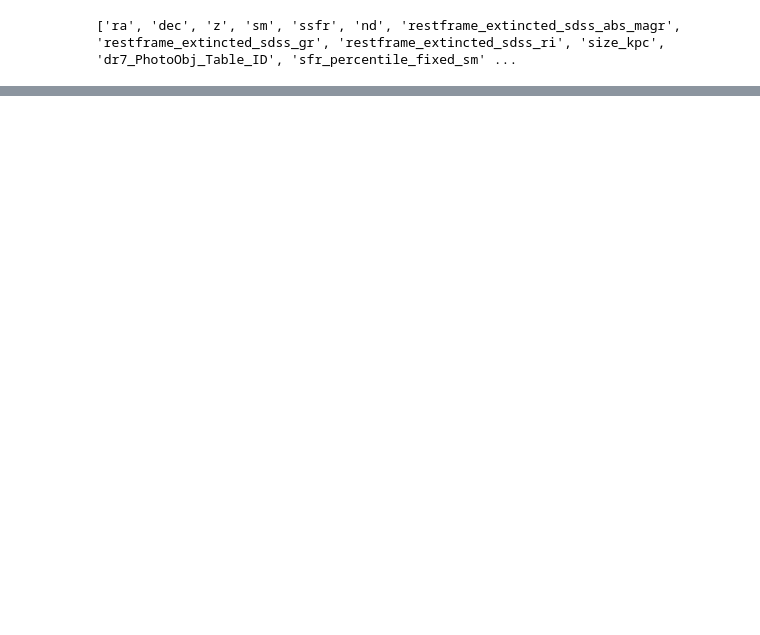
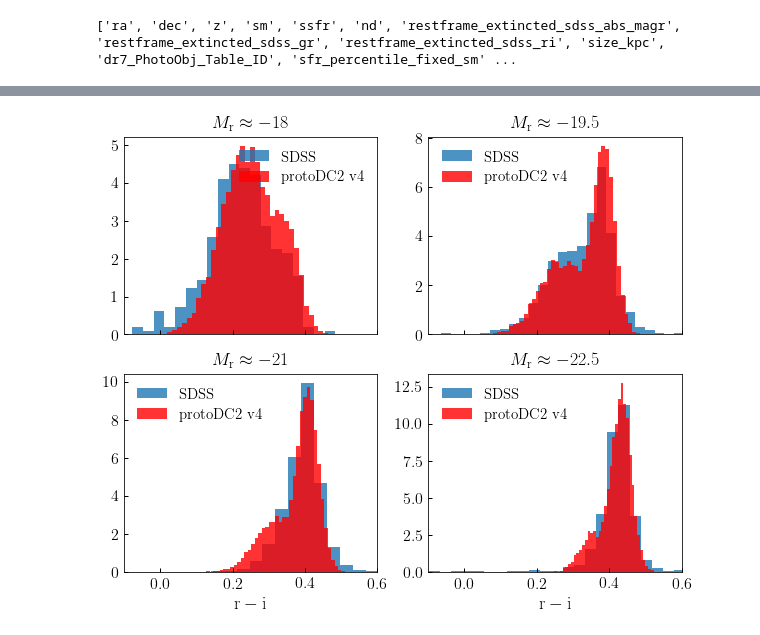
Before and after one commit to LSSTDESC/cosmodc2, a Jupyter notebook: notebooks/gr_ri_dev.ipynb, the cells around one changed output, grey strips where cells are left out. Drawn from its saved outputs; the diff is of its cells as text; code cells hidden in the pictures; blank space fills up the shorter version.

```diff
--- a/notebooks/gr_ri_dev.ipynb
+++ b/notebooks/gr_ri_dev.ipynb
@@ -39,0 +119,83 @@ xlim = ax.set_xlim(magr_max, magr_min)
+# %%
+npts = int(1e6)
+
+from cosmodc2.sdss_colors.sdss_completeness_model import retrieve_sdss_sample_mask
+__=reload(analytical_colors)
+
+
+magr_max = -18.
+magr_min = magr_max - 0.3
+mask = retrieve_sdss_sample_mask(
+    sdss['z'], sdss['restframe_extincted_sdss_abs_magr'], magr_min, magr_max)
+sdss_sample_ri18 = sdss['restframe_extincted_sdss_ri'][mask]
+mock_mask = (mock['Mr'] < magr_max) & (mock['Mr'] > magr_min)
+mock_sample_ri18 = mock['ri'][mock_mask]
+
+ri18 = analytical_colors.r_minus_i(np.zeros(npts) + magr_max)
+
+magr_max = -19.5
+magr_min = magr_max - 0.3
+mask = retrieve_sdss_sample_mask(
+    sdss['z'], sdss['restframe_extincted_sdss_abs_magr'], magr_min, magr_max)
+sdss_sample_ri19p5 = sdss['restframe_extincted_sdss_ri'][mask]
+mock_mask = (mock['Mr'] < magr_max) & (mock['Mr'] > magr_min)
+mock_sample_ri19p5 = mock['ri'][mock_mask]
+
+magr_max = -21.
+magr_min = magr_max - 0.3
+mask = retrieve_sdss_sample_mask(
+    sdss['z'], sdss['restframe_extincted_sdss_abs_magr'], magr_min, magr_max)
+sdss_sample_ri21 = sdss['restframe_extincted_sdss_ri'][mask]
+ri21 = analytical_colors.r_minus_i(np.zeros(npts) + magr_max)
+mock_mask = (mock['Mr'] < magr_max) & (mock['Mr'] > magr_min)
+mock_sample_ri21 = mock['ri'][mock_mask]
+
+magr_max = -22.5
+magr_min = magr_max - 0.3
+mask = retrieve_sdss_sample_mask(
+    sdss['z'], sdss['restframe_extincted_sdss_abs_magr'], magr_min, magr_max)
+sdss_sample_ri22p5 = sdss['restframe_extincted_sdss_ri'][mask]
+mock_mask = (mock['Mr'] < magr_max) & (mock['Mr'] > magr_min)
+mock_sample_ri22p5 = mock['ri'][mock_mask]
+
+
+fig, _axes = plt.subplots(2, 2, figsize=(10, 8))
+
+((ax1, ax2), (ax3, ax4)) = _axes
+axes = ax1, ax2, ax3, ax4
+
+nbins = 40
+
+__=ax1.hist(sdss_sample_ri18, bins=nbins, alpha=0.8, normed=True, label=r'${\rm SDSS}$')
+__=ax1.hist(mock_sample_ri18, bins=nbins, alpha=0.8, normed=True,
+            color='red', label=r'${\rm protoDC2\ v4}$')
+
+__=ax2.hist(sdss_sample_ri19p5, bins=nbins, alpha=0.8, normed=True, label=r'${\rm SDSS}$')
+__=ax2.hist(mock_sample_ri19p5, bins=nbins, alpha=0.8, normed=True,
+            color='red', label=r'${\rm protoDC2\ v4}$')
+
+__=ax3.hist(sdss_sample_ri21, bins=nbins, alpha=0.8, normed=True, label=r'${\rm SDSS}$')
+__=ax3.hist(mock_sample_ri21, bins=nbins, alpha=0.8, normed=True,
+            color='red', label=r'${\rm protoDC2\ v4}$')
+
+__=ax4.hist(sdss_sample_ri22p5, bins=nbins, alpha=0.8, normed=True, label=r'${\rm SDSS}$')
+__=ax4.hist(mock_sample_ri22p5, bins=nbins, alpha=0.8, normed=True,
+            color='red', label=r'${\rm protoDC2\ v4}$')
+
+for ax in axes:
+    xlim = ax.set_xlim(-0.1, 0.6)
+    leg = ax.legend()
+
+ax1.set_xticklabels([''])
+ax2.set_xticklabels([''])
+title1 = ax1.set_title(r'$M_{\rm r} \approx -18$')
+title2 = ax2.set_title(r'$M_{\rm r} \approx -19.5$')
+title3 = ax3.set_title(r'$M_{\rm r} \approx -21$')
+title4 = ax4.set_title(r'$M_{\rm r} \approx -22.5$')
+xlabel3 = ax3.set_xlabel(r'${\rm r-i}$')
+xlabel4 = ax4.set_xlabel(r'${\rm r-i}$')
+
+figname = 'sdss_ri_distribution_vs_pdc2v4.pdf'
+fig.savefig(figname, bbox_extra_artists=[xlabel3], bbox_inches='tight')
+# %% [output]
+[figure, added]
```
Also changed, not shown: parts of 14 cells of this notebook, 1 other file.
